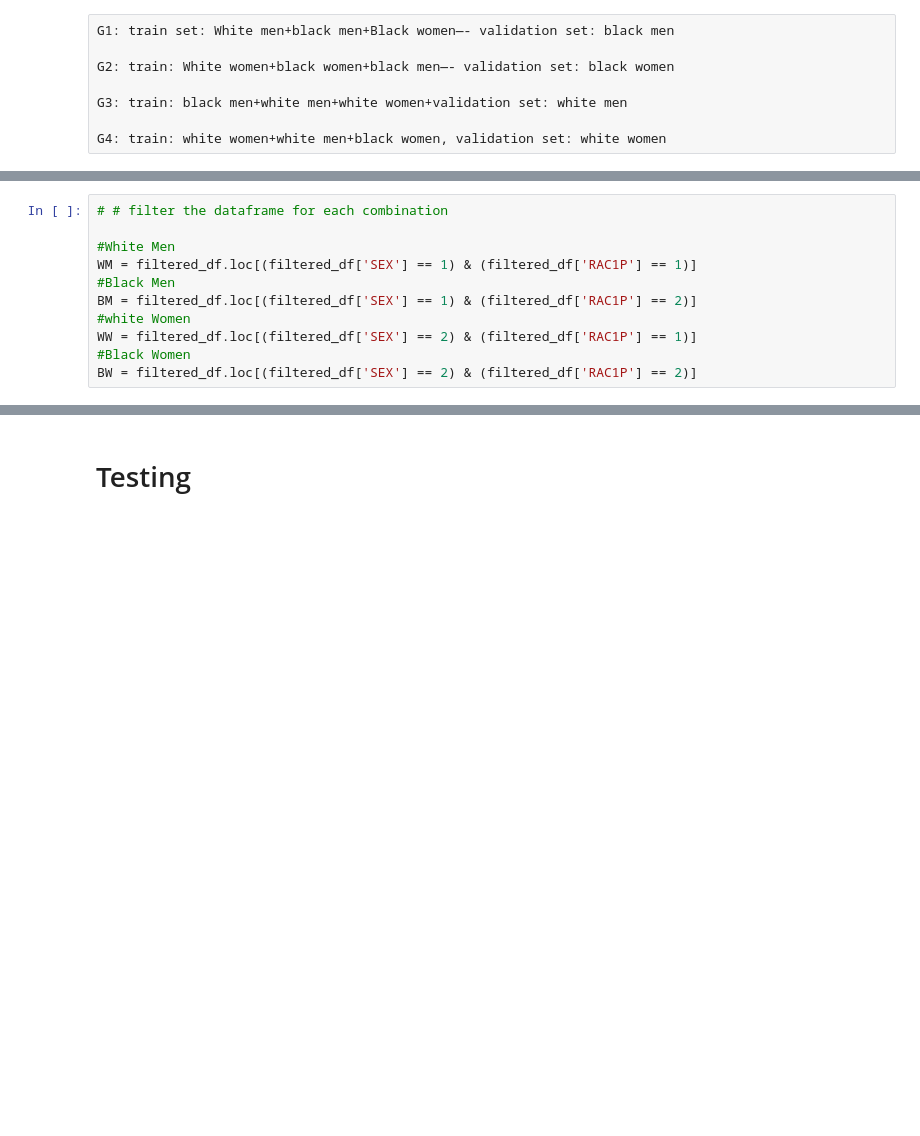
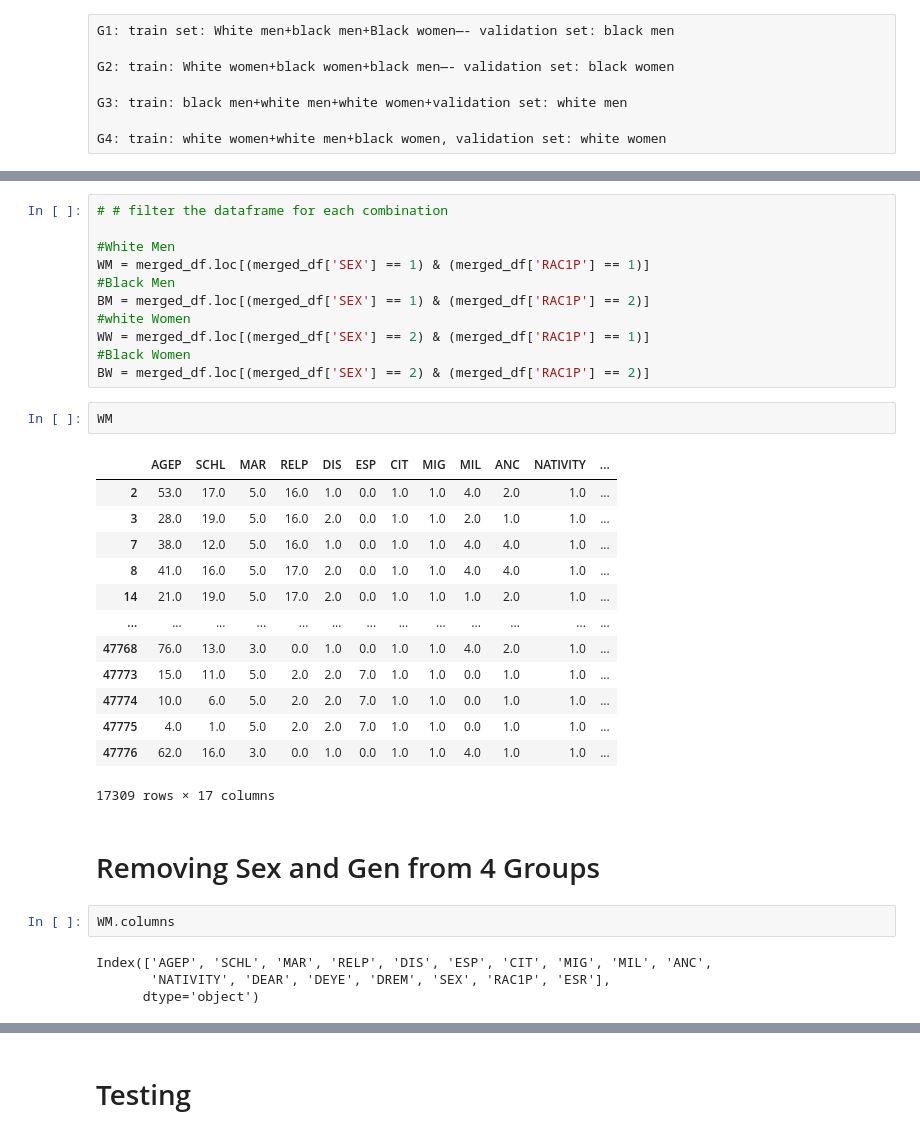
Before and after one commit to chiragpandav/FL_model-aggregation, a Jupyter notebook: folktables_analysis.ipynb, the cells around one changed output, grey strips where cells are left out. Saved outputs shown, nothing was run; the diff lists cells and outputs as text; blank space fills up the shorter version.

```diff
--- a/folktables_analysis.ipynb
+++ b/folktables_analysis.ipynb
@@ -342,10 +340,34 @@ G4: train: white women+white men+black women, validation set: white women
 # # filter the dataframe for each combination
 
 #White Men
-WM = filtered_df.loc[(filtered_df['SEX'] == 1) & (filtered_df['RAC1P'] == 1)]
+WM = merged_df.loc[(merged_df['SEX'] == 1) & (merged_df['RAC1P'] == 1)]
 #Black Men
-BM = filtered_df.loc[(filtered_df['SEX'] == 1) & (filtered_df['RAC1P'] == 2)]
+BM = merged_df.loc[(merged_df['SEX'] == 1) & (merged_df['RAC1P'] == 2)]
 #white Women
-WW = filtered_df.loc[(filtered_df['SEX'] == 2) & (filtered_df['RAC1P'] == 1)]
+WW = merged_df.loc[(merged_df['SEX'] == 2) & (merged_df['RAC1P'] == 1)]
 #Black Women
-BW = filtered_df.loc[(filtered_df['SEX'] == 2) & (filtered_df['RAC1P'] == 2)]
+BW = merged_df.loc[(merged_df['SEX'] == 2) & (merged_df['RAC1P'] == 2)]
+# %%
+WM
+# %% [output]
+|  | AGEP | SCHL | MAR | RELP | DIS | ESP | CIT | MIG | MIL | ANC | NATIVITY | ... |
+| 2 | 53.0 | 17.0 | 5.0 | 16.0 | 1.0 | 0.0 | 1.0 | 1.0 | 4.0 | 2.0 | 1.0 | ... |
+| 3 | 28.0 | 19.0 | 5.0 | 16.0 | 2.0 | 0.0 | 1.0 | 1.0 | 2.0 | 1.0 | 1.0 | ... |
+| 7 | 38.0 | 12.0 | 5.0 | 16.0 | 1.0 | 0.0 | 1.0 | 1.0 | 4.0 | 4.0 | 1.0 | ... |
+| 8 | 41.0 | 16.0 | 5.0 | 17.0 | 2.0 | 0.0 | 1.0 | 1.0 | 4.0 | 4.0 | 1.0 | ... |
+| 14 | 21.0 | 19.0 | 5.0 | 17.0 | 2.0 | 0.0 | 1.0 | 1.0 | 1.0 | 2.0 | 1.0 | ... |
+| ... | ... | ... | ... | ... | ... | ... | ... | ... | ... | ... | ... | ... |
+| 47768 | 76.0 | 13.0 | 3.0 | 0.0 | 1.0 | 0.0 | 1.0 | 1.0 | 4.0 | 2.0 | 1.0 | ... |
+| 47773 | 15.0 | 11.0 | 5.0 | 2.0 | 2.0 | 7.0 | 1.0 | 1.0 | 0.0 | 1.0 | 1.0 | ... |
+| 47774 | 10.0 | 6.0 | 5.0 | 2.0 | 2.0 | 7.0 | 1.0 | 1.0 | 0.0 | 1.0 | 1.0 | ... |
+| 47775 | 4.0 | 1.0 | 5.0 | 2.0 | 2.0 | 7.0 | 1.0 | 1.0 | 0.0 | 1.0 | 1.0 | ... |
+| 47776 | 62.0 | 16.0 | 3.0 | 0.0 | 1.0 | 0.0 | 1.0 | 1.0 | 4.0 | 1.0 | 1.0 | ... |
+17309 rows × 17 columns
+# %% [markdown]
+# Removing Sex and Gen from 4 Groups
+# %%
+WM.columns
+# %% [output]
+Index(['AGEP', 'SCHL', 'MAR', 'RELP', 'DIS', 'ESP', 'CIT', 'MIG', 'MIL', 'ANC',
+       'NATIVITY', 'DEAR', 'DEYE', 'DREM', 'SEX', 'RAC1P', 'ESR'],
+      dtype='object')
```
Also changed, not shown: parts of 58 cells of this notebook.
